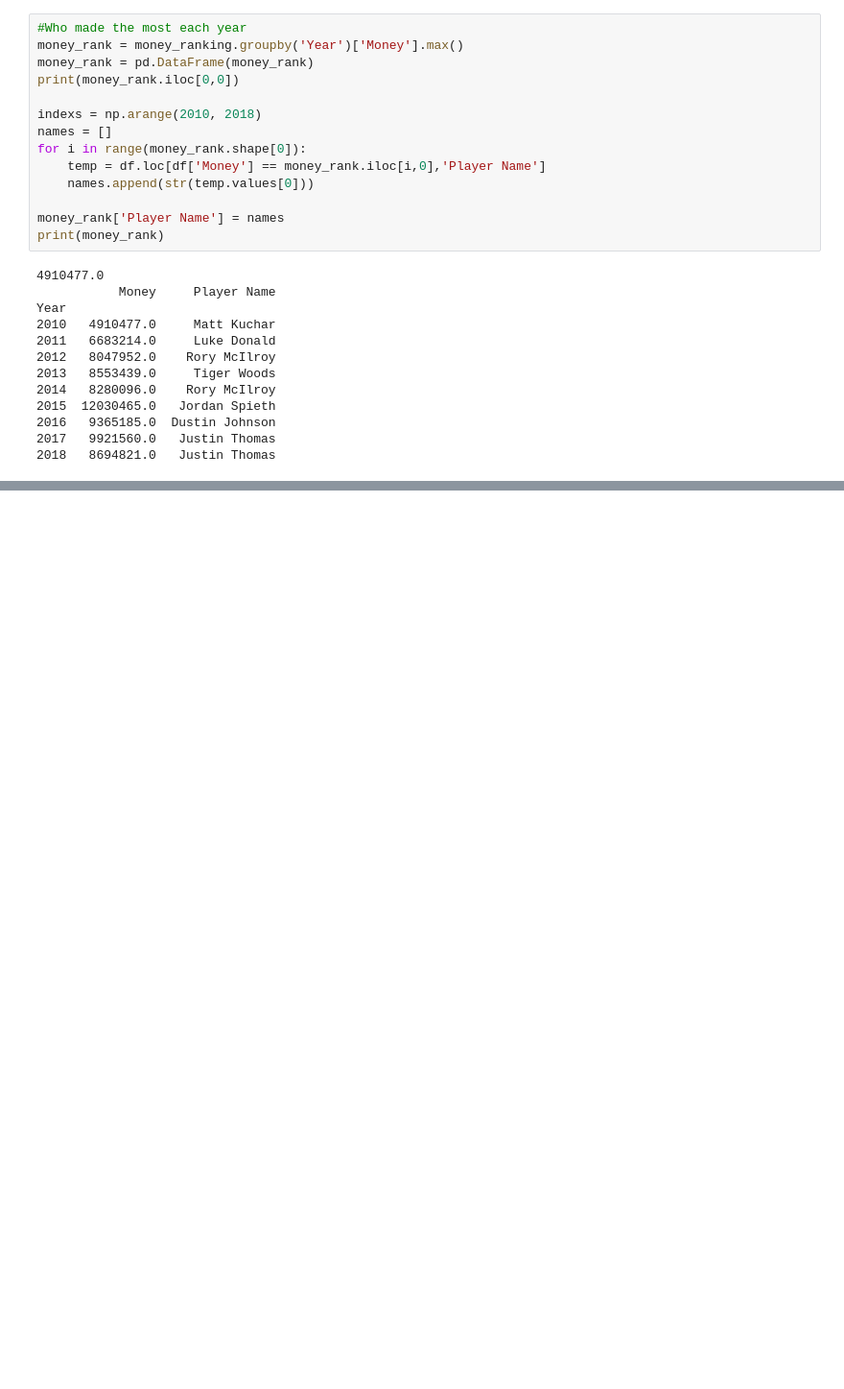
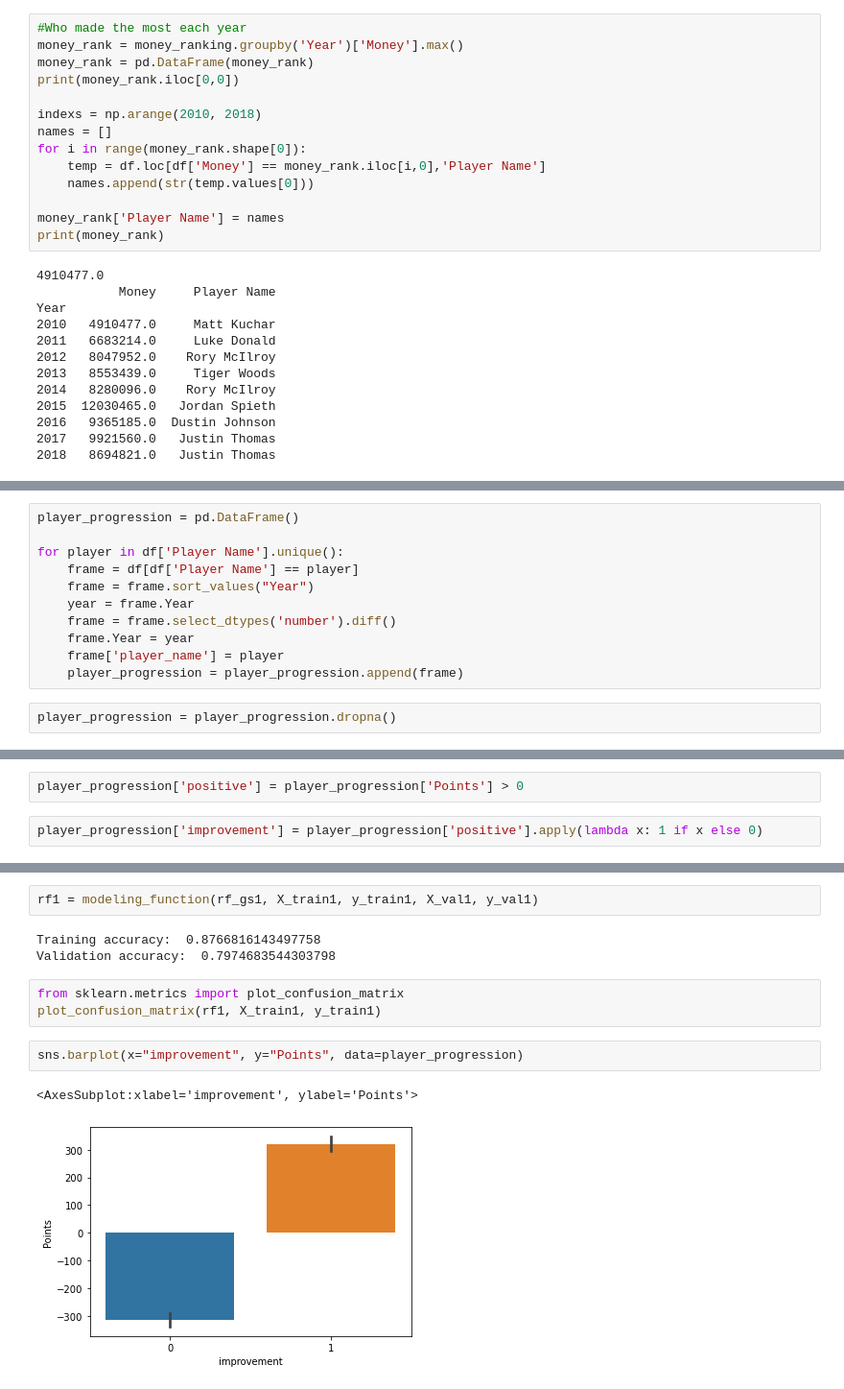
Before and after one commit to gkwarner/bsc-phase-three-project, a Jupyter notebook: notebooks/exploratory/charlie/project_3.ipynb, the cells around one changed output, grey strips where cells are left out. Shown at 96% size. Saved outputs shown, nothing was run; the diff lists cells and outputs as text; blank space fills up the shorter version.

```diff
--- a/notebooks/exploratory/charlie/project_3.ipynb
+++ b/notebooks/exploratory/charlie/project_3.ipynb
@@ -266,0 +703,13 @@ X = df.drop('salary', axis=1)
+# %%
+player_progression = pd.DataFrame()
+
+for player in df['Player Name'].unique():
+    frame = df[df['Player Name'] == player]
+    frame = frame.sort_values("Year")
+    year = frame.Year
+    frame = frame.select_dtypes('number').diff()
+    frame.Year = year
+    frame['player_name'] = player
+    player_progression = player_progression.append(frame)
+# %%
+player_progression = player_progression.dropna()
@@ -266,0 +751,4 @@ X = df.drop('salary', axis=1)
+# %%
+player_progression['positive'] = player_progression['Points'] > 0
+# %%
+player_progression['improvement'] = player_progression['positive'].apply(lambda x: 1 if x else 0)
@@ -266,0 +856,13 @@ X = df.drop('salary', axis=1)
+# %%
+rf1 = modeling_function(rf_gs1, X_train1, y_train1, X_val1, y_val1)
+# %% [output]
+Training accuracy:  0.8766816143497758
+Validation accuracy:  0.7974683544303798
+# %%
+from sklearn.metrics import plot_confusion_matrix
+plot_confusion_matrix(rf1, X_train1, y_train1)
+# %%
+sns.barplot(x="improvement", y="Points", data=player_progression)
+# %% [output]
+<AxesSubplot:xlabel='improvement', ylabel='Points'>
+[figure, added]
```
Also changed, not shown: parts of 98 cells of this notebook.
